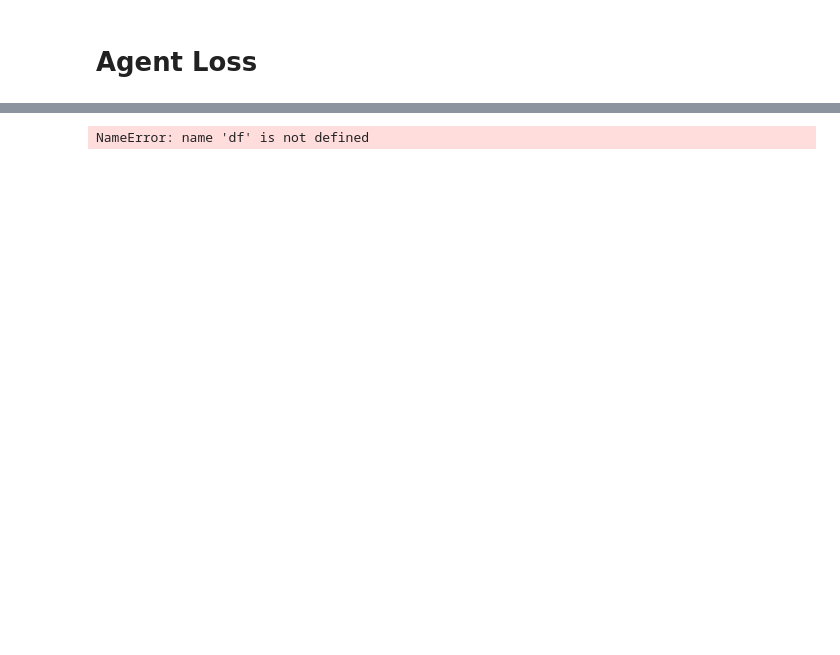
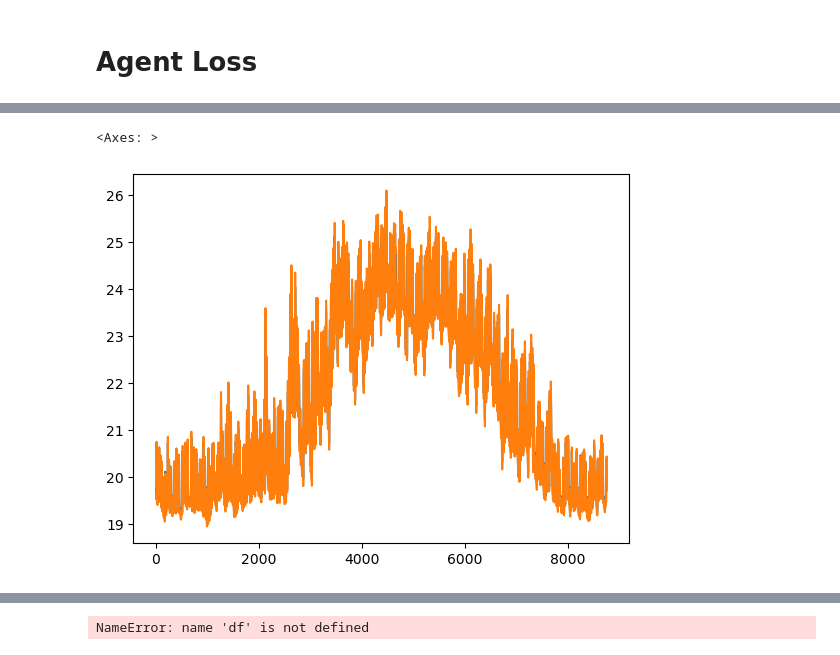
Before and after one commit to Lundkjaer/ClimAIte, a Jupyter notebook: EMS_work/post_processing.ipynb, the cells around one changed output, grey strips where cells are left out. Saved outputs shown, nothing was run; the diff lists cells and outputs as text; code cells hidden in the pictures; blank space fills up the shorter version.

```diff
--- a/EMS_work/post_processing.ipynb
+++ b/EMS_work/post_processing.ipynb
@@ -90,0 +92,6 @@ dfcsv['Z2_FIRST_FLOOR IDEAL LOADS AIR SYSTEM:Zone Ideal Loads Zone Total Heating
+# %%
+dfcsv['Z1_GROUND_FLOOR:Zone Mean Radiant Temperature [C](Hourly)'].dropna().plot()
+dfcsv['Z2_FIRST_FLOOR:Zone Mean Radiant Temperature [C](Hourly)'].dropna().plot()
+# %% [output]
+<Axes: >
+[figure, added]
```
Also changed, not shown: parts of 12 cells of this notebook, 5 other files.
